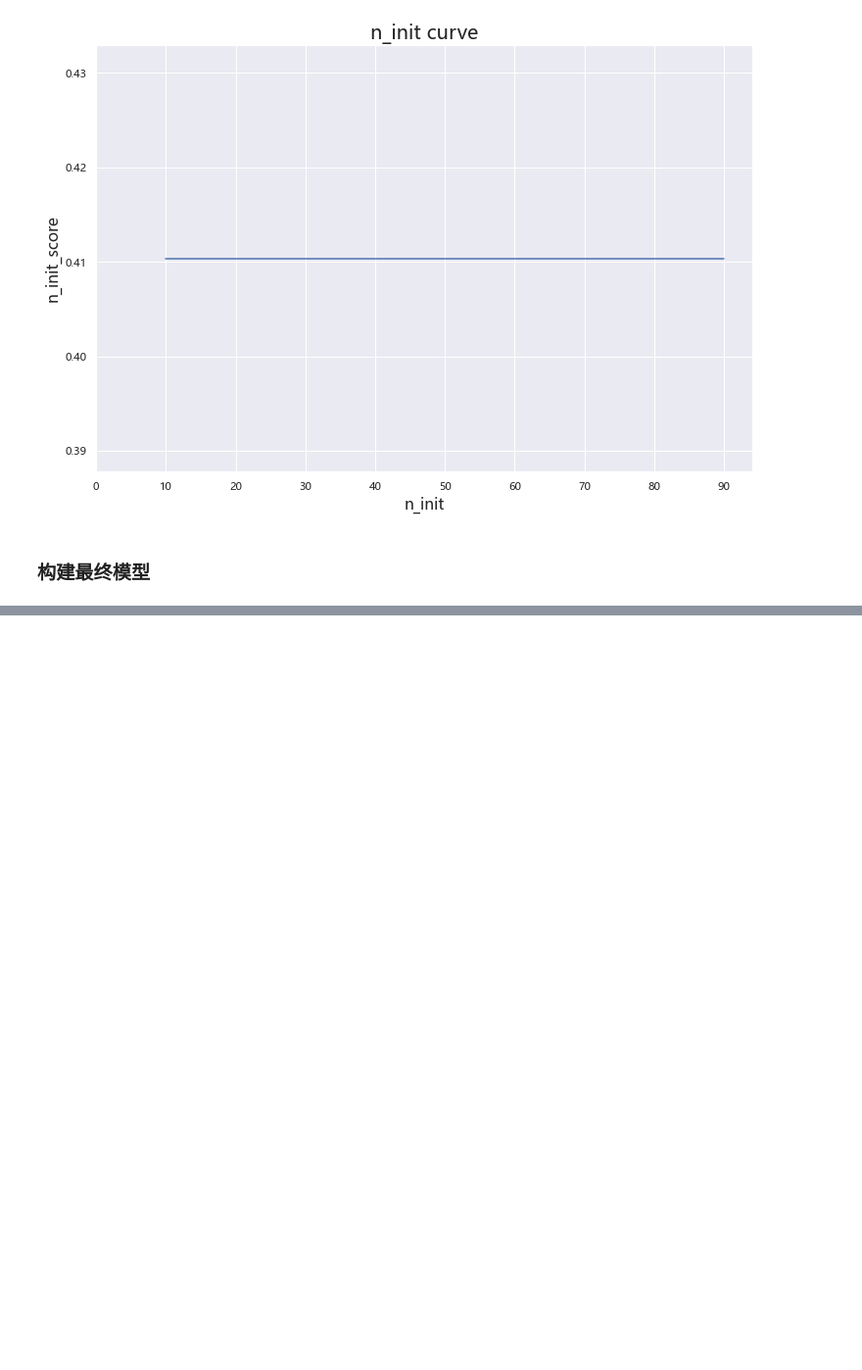
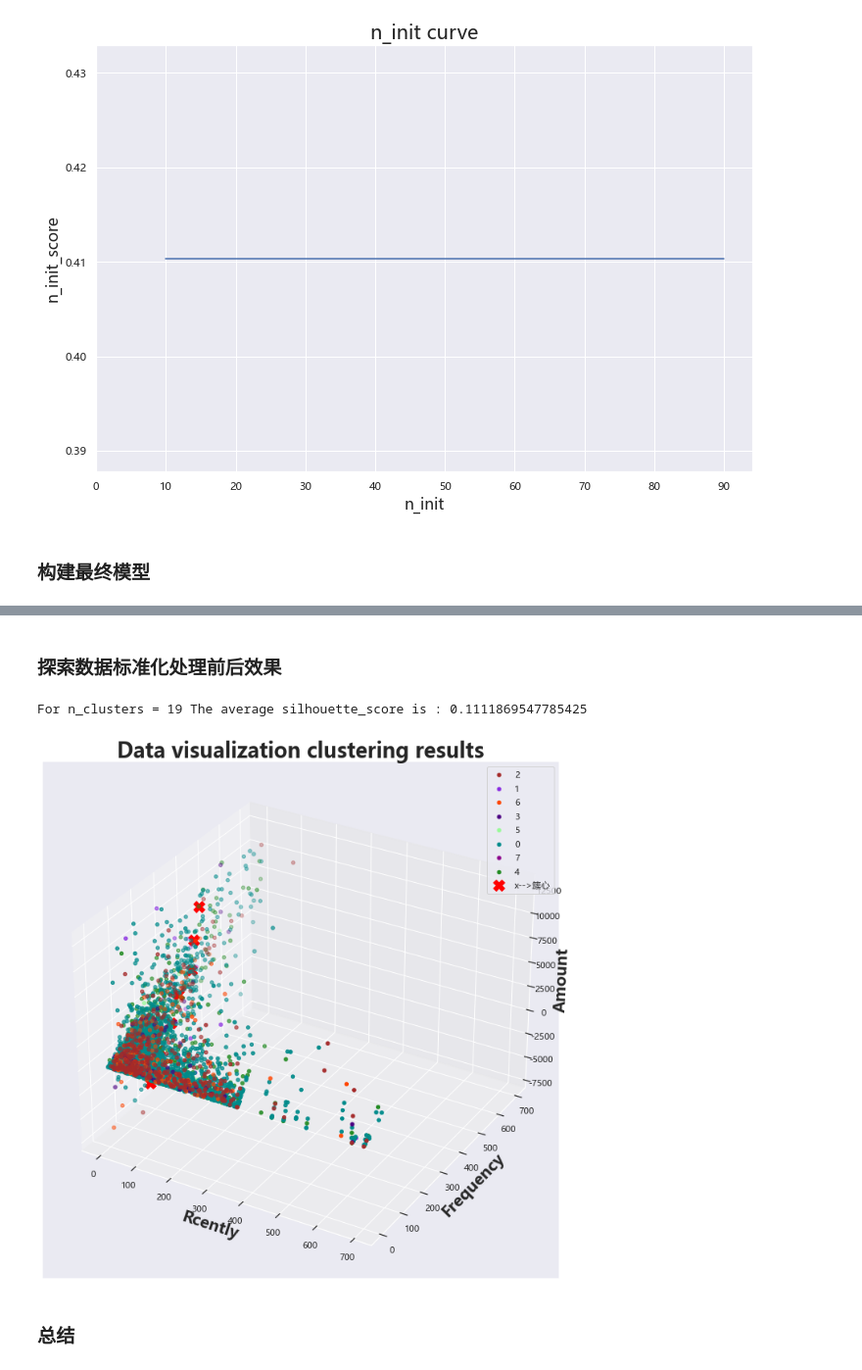
Before and after one commit to jaling9/PythonProjects, a Jupyter notebook: 基于kmean聚类实现用户分层RFM模型/基于kmeans聚类RFM模型.ipynb, the cells around one changed output, grey strips where cells are left out. Shown at 98% size. Cells and saved outputs as stored; diff of their text form; code cells hidden in the pictures; blank space fills up the shorter version.

```diff
--- a/基于kmean聚类实现用户分层RFM模型/基于kmeans聚类RFM模型.ipynb
+++ b/基于kmean聚类实现用户分层RFM模型/基于kmeans聚类RFM模型.ipynb
@@ -634 +643,44 @@ ax.legend();
 [figure]
+# %% [markdown]
+### 探索数据标准化处理前后效果
+# %%
+# 可视化聚类结果
+# 先使用为标准化的数据进行试验
+# 可见为标准化处理的聚类效果极其混乱，很多数据分类不明确
+import matplotlib as mpl
+from mpl_toolkits.mplot3d import Axes3D
+RFM_S = KMeans(algorithm='lloyd',
+               n_clusters=8,
+               max_iter=10,
+               random_state=2022).fit(RFM[['R','F','M']])
+centers = RFM_S.cluster_centers_
+silhouette_avg = silhouette_score(RFM, RFM_S.labels_)
+print("For n_clusters =", n_clusters,
+            "The average silhouette_score is :", silhouette_avg)
+fig = plt.figure(figsize=(12,12)) # 创建一个画布figure，然后在这个画布上加各种元素。
+ax = fig.add_subplot(1,1,1,projection='3d')
+
+data_train = pd.DataFrame(RFM,columns=['R','F','M'])
+data_label = pd.DataFrame(RFM_S.labels_,columns=['聚类类别'])
+RFM_S = pd.merge(data_train,
+                data_label,
+                left_index=True,right_index=True
+                )
+
+color = ['#A52A2A','#8A2BE2','#FF4500','#4B0082','#98FB98','#008B8B','#8B008B','#228B22']
+for i,j in zip(Cat_of_Customer.keys(),color):
+    X= RFM_S[RFM_S['聚类类别']==i]
+    ax.scatter(X['R'], X['F'], X['M'],color=j,label=i)
+    ax.set_xlabel('Rcently',fontsize=20,fontweight='bold')
+    ax.set_ylabel('Frequency',fontsize=20,fontweight='bold')
+    ax.set_zlabel('Amount',fontsize=20,fontweight='bold')
+    ax.set_title('Data visualization clustering results',fontsize=26,fontweight='bold')
+    ax.legend();
+
+# 画出簇心
+ax.scatter(centers[:, 0], centers[:, 1],centers[:, 2], marker='X',
+            c="red", alpha=1, s=200,label='x-->簇心')
+ax.legend();
+# %% [output]
+For n_clusters = 19 The average silhouette_score is : 0.1111869547785425
+[figure, added]
@@ -634,0 +692,2 @@ ax.legend();
+# %% [markdown]
+### 总结
```
Also changed, not shown: parts of 7 cells of this notebook.
